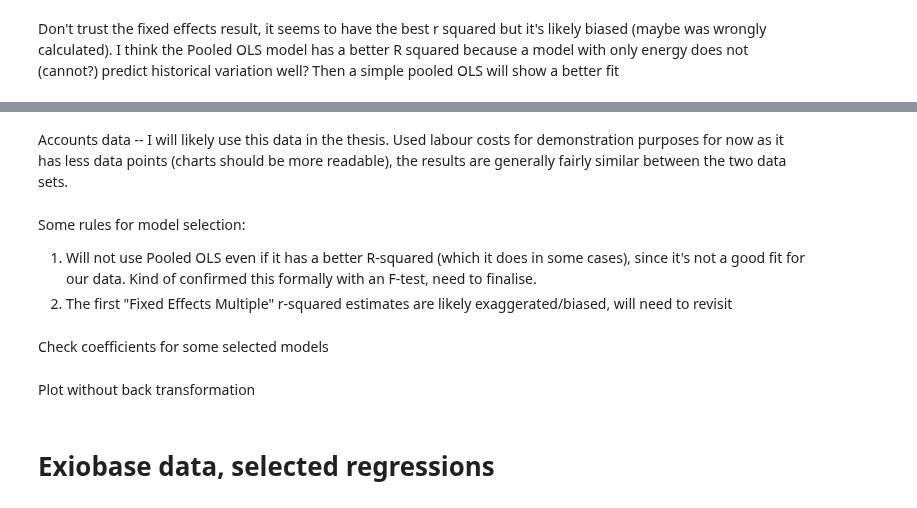
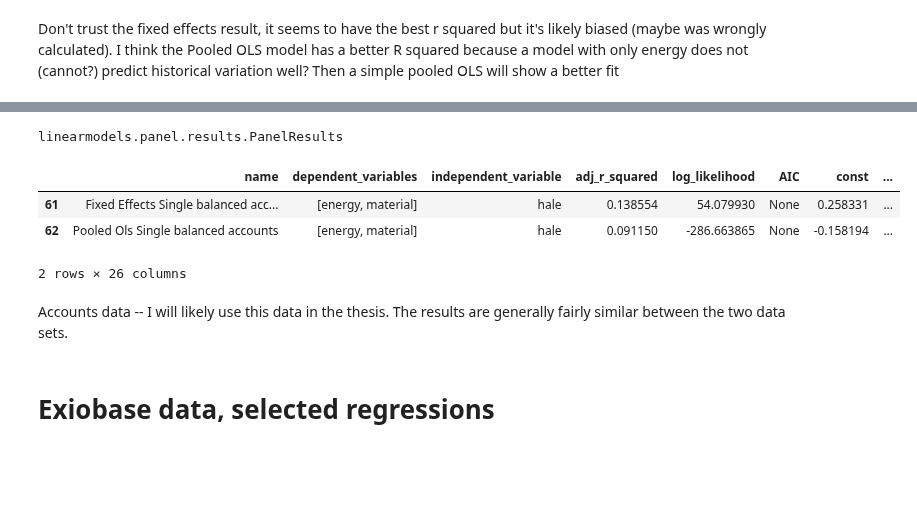
Before and after one commit to saviorand/provisioning-model, a Jupyter notebook: provisioning_model/notebooks/foundational/viz_regressions_v3.ipynb, the cells around one changed output, grey strips where cells are left out. Cells and saved outputs as stored; diff of their text form; code cells hidden in the pictures; blank space fills up the shorter version.

```diff
--- a/provisioning_model/notebooks/foundational/viz_regressions_v3.ipynb
+++ b/provisioning_model/notebooks/foundational/viz_regressions_v3.ipynb
@@ -89 +84,4 @@ df_regressions_accounts = pd.DataFrame(all_regressions_accounts)
+# %%
+all_regressions_accounts = bivariate_regressions_balanced_accounts + single_regressions_balanced_accounts + multiple_regressions_balanced_accounts
+df_regressions_accounts = pd.DataFrame(all_regressions_accounts)
 # %%
@@ -116,0 +93,30 @@ bivariate_regressions_df_overview
+# %%
+def determine_best_models(regression_df):
+    unique_combinations = set()
+    for index, row in regression_df.iterrows():
+        combination = (row['independent_variable'], tuple(row['dependent_variables']))
+        unique_combinations.add(combination)
+    best_models = pd.DataFrame()
+    for combo in unique_combinations:
+        dep_var = combo[0]
+        indep_vars= combo[1]
+        relevant_rows = regression_df[(regression_df['independent_variable'] == dep_var) & (regression_df['dependent_variables'].apply(lambda x: tuple(x)) == indep_vars)]
+        conditions_1_and_2 = relevant_rows[
+            (
+                # Condition 1: Fixed Effects: hausman_test_pass is not NaN, is True, and f_test_pass is true
+                (relevant_rows['hausman_test_pass'] == True) & relevant_rows['f_test_pass'] |
+                # Condition 2: Random Effects: hausman_test_pass is not NaN, is False, and lm_test_pass is true
+                (relevant_rows['hausman_test_pass'] == False) & relevant_rows['lm_test_pass']
+            )
+        ]
+        best_models = pd.concat([best_models, conditions_1_and_2], ignore_index=True)
+        # only keep pooled OLS if it has the best R-squared
+        best_pooled_ols = relevant_rows[relevant_rows['hausman_test_pass'].isna()].sort_values(by="goodness_of_fit", key=lambda k: k.str["adj_r_squared"], ascending=False).head(1)
+        best_models = pd.concat([best_models, best_pooled_ols], ignore_index=True)
+    best_models_overview = best_models[['name', 'dependent_variables', 'independent_variable', 'goodness_of_fit']]
+    best_models_overview = pd.concat([best_models_overview.drop(['goodness_of_fit'], axis=1), best_models_overview['goodness_of_fit'].apply(pd.Series)], axis=1)
+    best_models_overview = pd.concat([best_models_overview.drop(['coefs'], axis=1), best_models_overview['coefs'].apply(pd.Series)], axis=1)
+    best_models_overview = best_models_overview.loc[:,~best_models_overview.columns.str.contains('T.True')]
+    best_models_overview = best_models_overview.drop(['model_name'], axis=1)
+
+    return best_models, best_models_overview
@@ -502,13 +131,21 @@ selected_multiple_model_accounts_exiobase_hale_material_goveffectiveness = multi
+# %%
+best_df_regressions, best_df_regressions_overview = determine_best_models(df_regressions)
+best_df_regressions_accounts, best_df_regressions_overview_accounts = determine_best_models(df_regressions_accounts)
+best_df_regressions_exiobase, best_df_regressions_overview_exiobase = determine_best_models(df_regressions_exiobase)
+best_df_regressions_accounts_exiobase, best_df_regressions_overview_accounts_exiobase = determine_best_models(df_regressions_accounts_exiobase)
+# %%
+best_df_regressions[(best_df_regressions['independent_variable'] == 'hale') & (best_df_regressions['dependent_variables'].apply(lambda x: ['energy'] == x))]['model'].iloc()[0]
+# %% [output]
+linearmodels.panel.results.PanelResults
+# %%
+best_df_regressions_overview_accounts[(best_df_regressions_overview_accounts['independent_variable'] == 'hale') & (best_df_regressions_overview_accounts['dependent_variables'].apply(lambda x: ['energy', 'material'] == x))]
+# %% [output]
+|  | name | dependent_variables | independent_variable | adj_r_squared | log_likelihood | AIC | const | ... |
+| 61 | Fixed Effects Single balanced acc... | [energy, material] | hale | 0.138554 | 54.079930 | None | 0.258331 | ... |
+| 62 | Pooled Ols Single balanced accounts | [energy, material] | hale | 0.091150 | -286.663865 | None | -0.158194 | ... |
+2 rows × 26 columns
 # %% [markdown]
-Accounts data -- I will likely use this data in the thesis. Used labour costs for demonstration purposes for now as it has less data points (charts should be more readable), the results are generally fairly similar between the two data sets.
+Accounts data -- I will likely use this data in the thesis. The results are generally fairly similar between the two data sets.
-# %% [markdown]
-Some rules for model selection:
-1. Will not use Pooled OLS even if it has a better R-squared (which it does in some cases), since it's not a good fit for our data. Kind of confirmed this formally with an F-test, need to finalise.
-2. The first "Fixed Effects Multiple" r-squared estimates are likely exaggerated/biased, will need to revisit
-# %% [markdown]
-Check coefficients for some selected models
-# %% [markdown]
-Plot without back transformation
 # %%
 def back_transform_data(scaler_df, transformed_data, energy_power_transformed=False, pt=None, pt_accounts=None):
     inversed_data_energy = inverse_scale_variable(transformed_data['energy'], 'energy', scaler_df)
```
Also changed, not shown: parts of 34 cells of this notebook.
